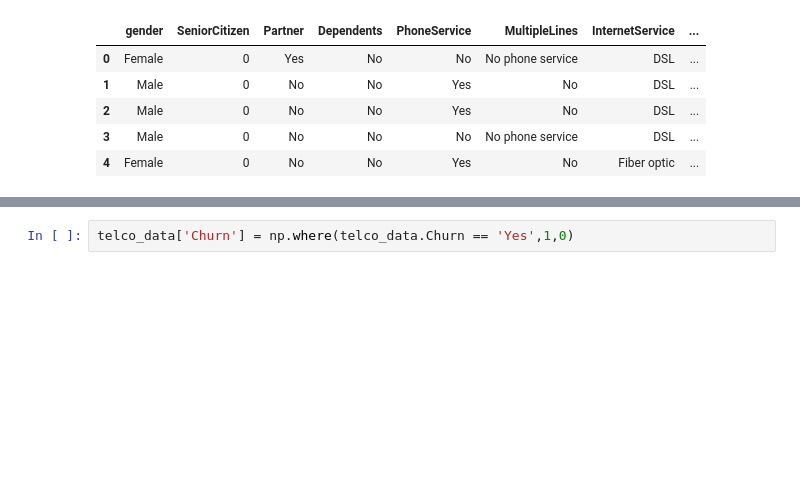
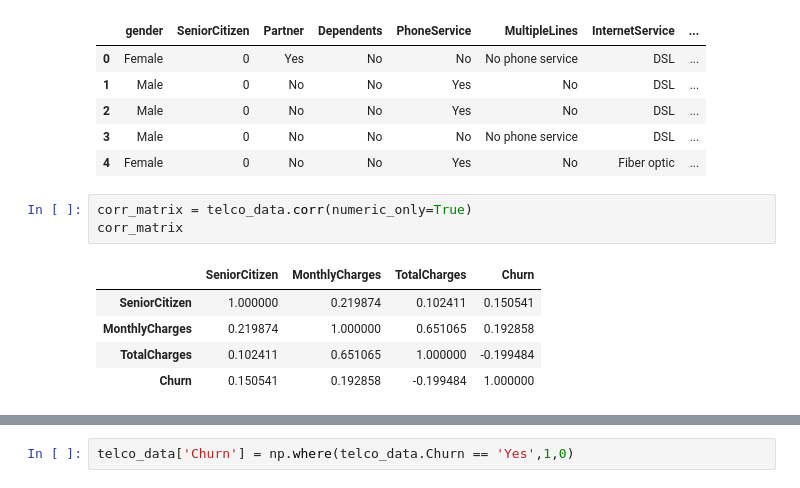
Before and after one commit to nithinsanchitha/Customer-Churn-Prediction, a Jupyter notebook: exploratoryDataAnalysis.ipynb, the cells around one changed output, grey strips where cells are left out. Saved outputs shown, nothing was run; the diff lists cells and outputs as text; blank space fills up the shorter version.

```diff
--- a/exploratoryDataAnalysis.ipynb
+++ b/exploratoryDataAnalysis.ipynb
@@ -213,3 +209,12 @@ telco_data.head()
 | 2 | Male | 0 | No | No | Yes | No | DSL | ... |
 | 3 | Male | 0 | No | No | No | No phone service | DSL | ... |
 | 4 | Female | 0 | No | No | Yes | No | Fiber optic | ... |
+# %%
+corr_matrix = telco_data.corr(numeric_only=True)
+corr_matrix
+# %% [output]
+|  | SeniorCitizen | MonthlyCharges | TotalCharges | Churn |
+| SeniorCitizen | 1.000000 | 0.219874 | 0.102411 | 0.150541 |
+| MonthlyCharges | 0.219874 | 1.000000 | 0.651065 | 0.192858 |
+| TotalCharges | 0.102411 | 0.651065 | 1.000000 | -0.199484 |
+| Churn | 0.150541 | 0.192858 | -0.199484 | 1.000000 |
```
Also changed, not shown: parts of 6 cells of this notebook, 3 other files.
